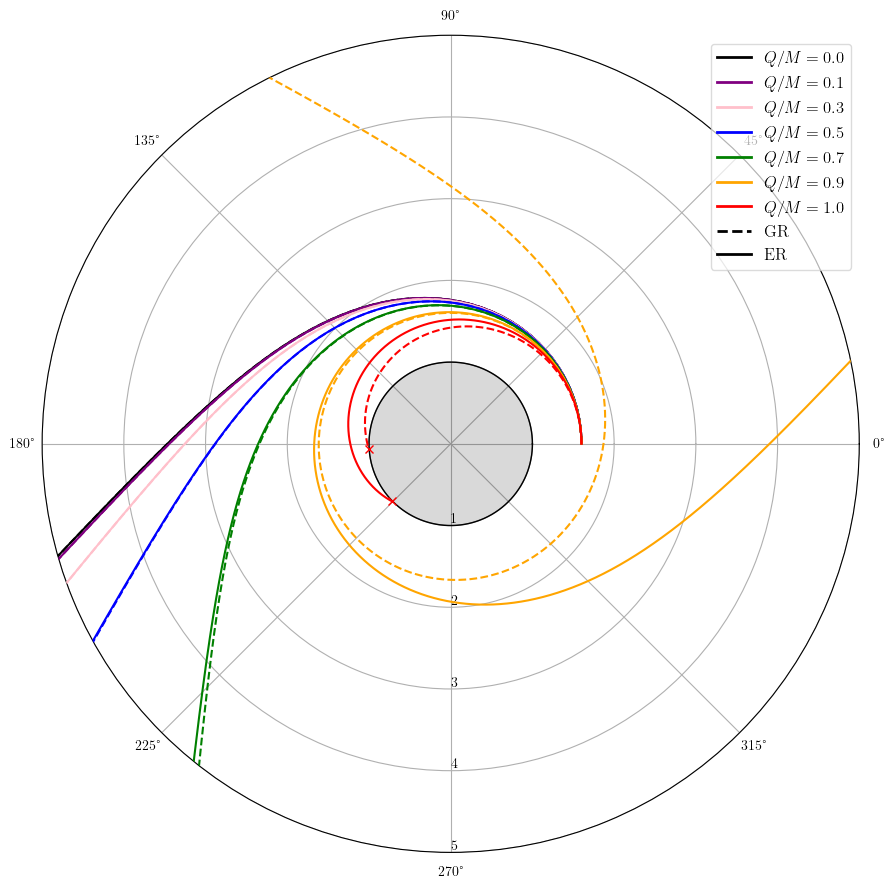
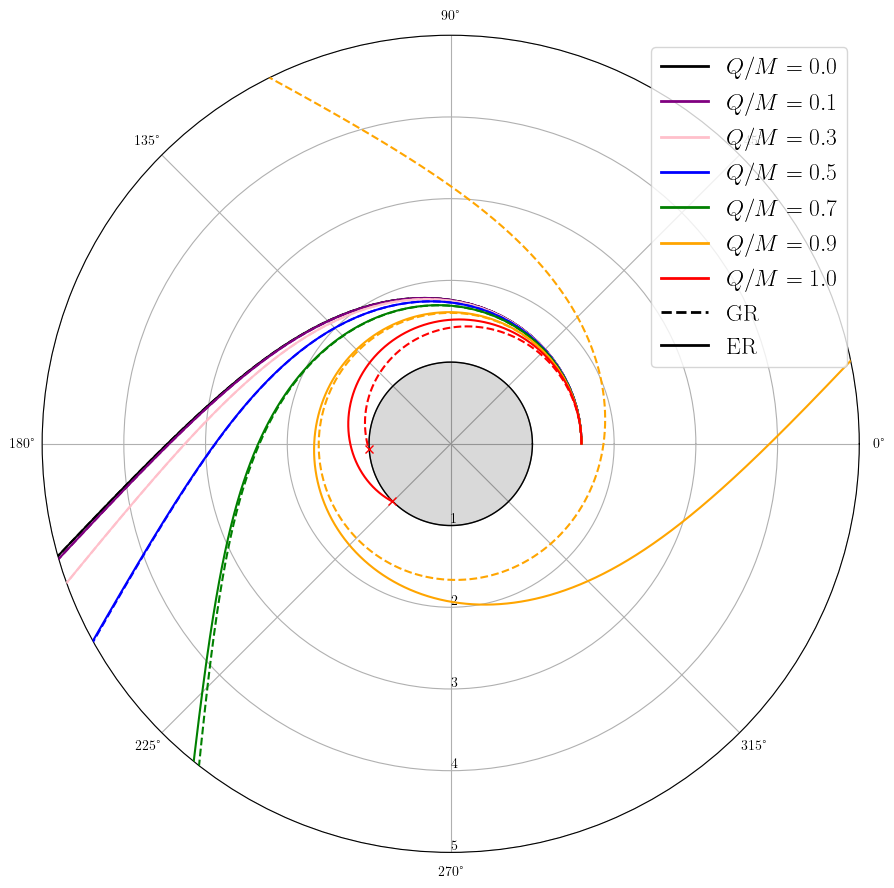
The notebook cell's code change between the first figure and the second:
--- before
+++ after
@@ -105,5 +105,6 @@
 ]
 handles = color_handles + style_handles
-ax.legend(handles=handles, loc="upper right", fontsize=12, framealpha=0.7)
+ax.legend(handles=handles, loc="upper right", fontsize=17)
+
 
 # Set radial limits to focus on the action near the photon sphere

Commit: Update + requirements